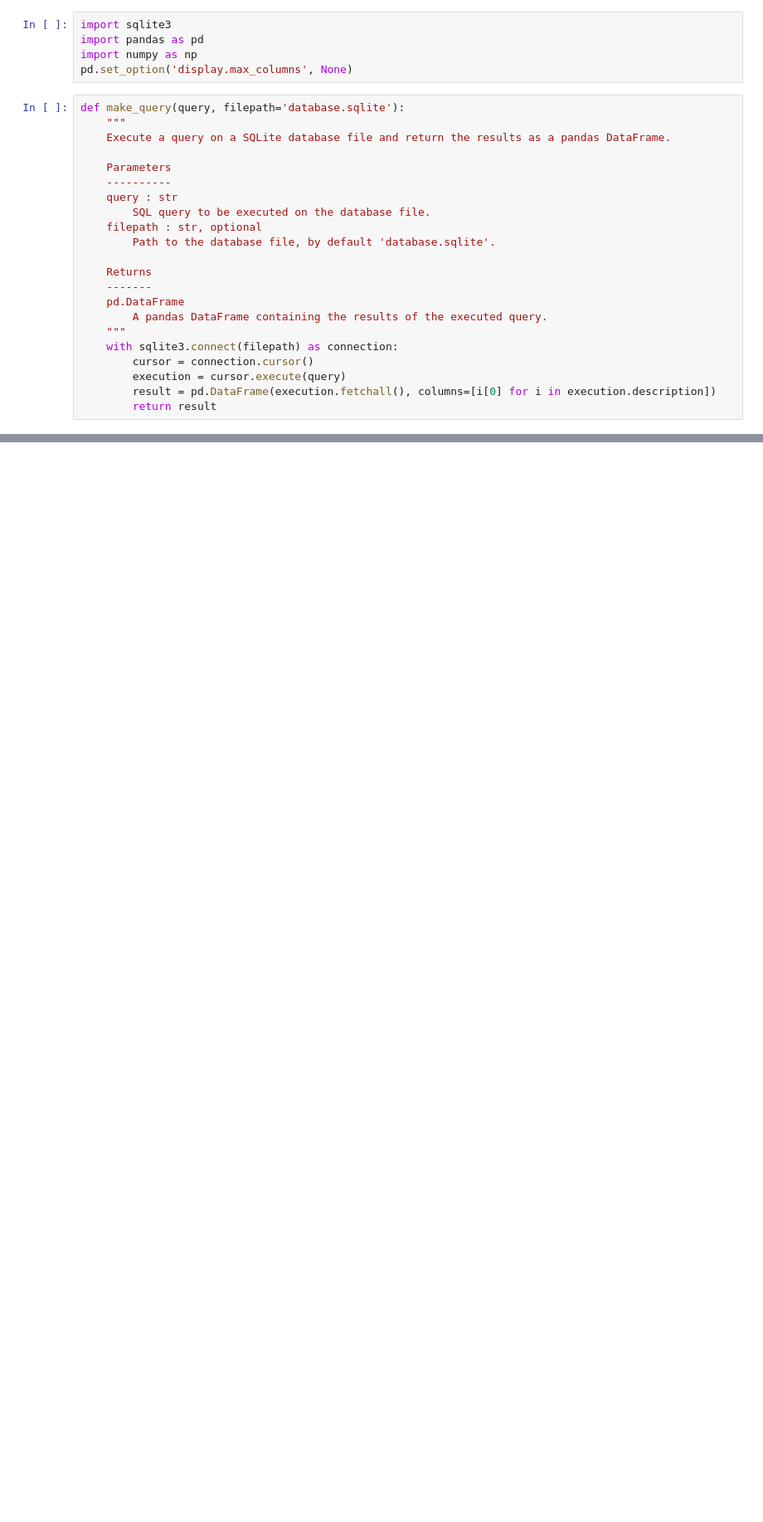
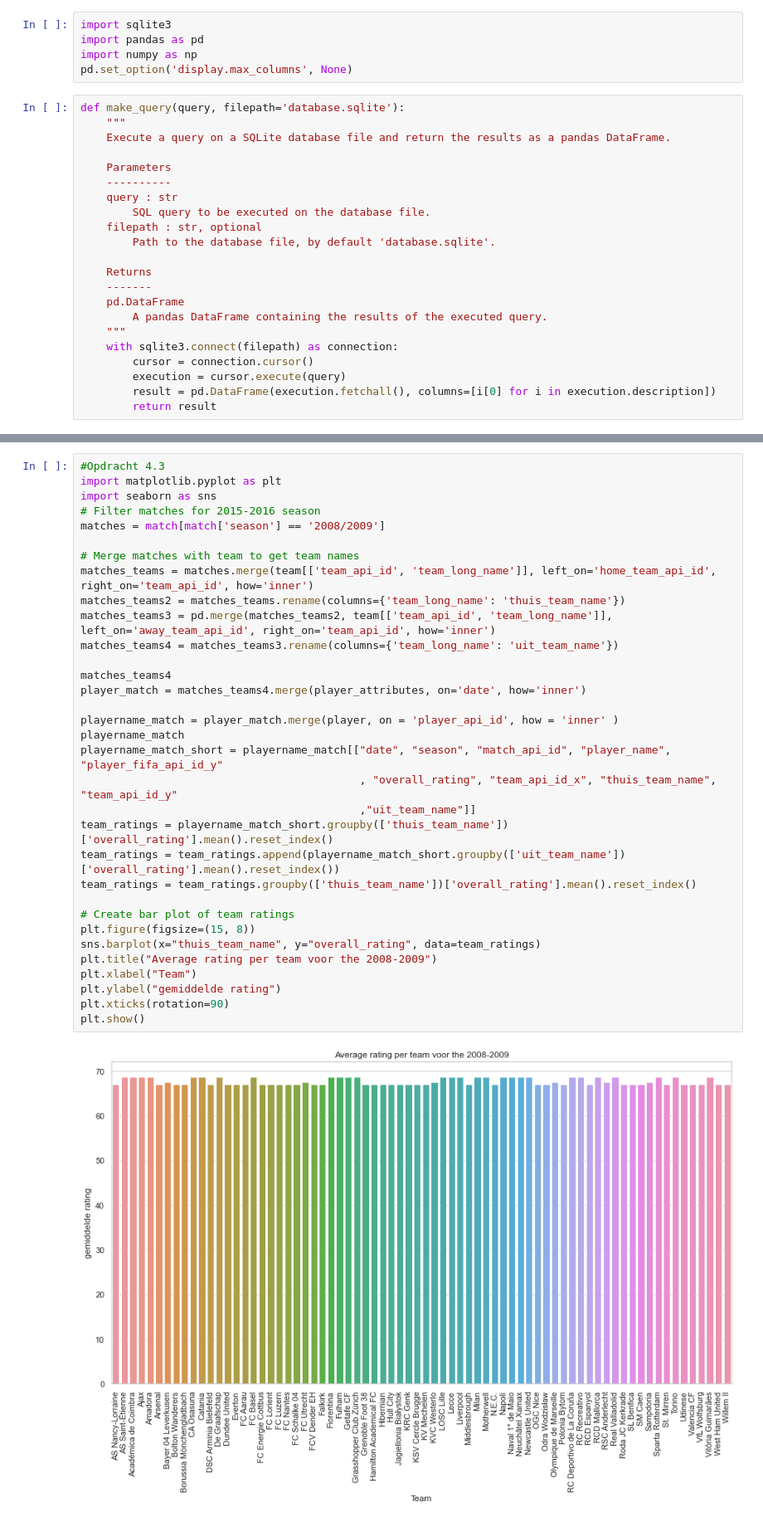
Before and after one commit to NimaGhafar/Datafrituurpan, a Jupyter notebook: Sprint_4_1_python.ipynb, the cells around one changed output, grey strips where cells are left out. Shown at 83% size. Cells and saved outputs as stored; diff of their text form; blank space fills up the shorter version.

Commit message:
opdracht 4.2 en 4.3, graag naar 4.3 kijken

```diff
--- a/Sprint_4_1_python.ipynb
+++ b/Sprint_4_1_python.ipynb
@@ -98,0 +235,35 @@ average_rating
+# %%
+#Opdracht 4.3
+import matplotlib.pyplot as plt
+import seaborn as sns
+# Filter matches for 2015-2016 season
+matches = match[match['season'] == '2008/2009']
+
+# Merge matches with team to get team names
+matches_teams = matches.merge(team[['team_api_id', 'team_long_name']], left_on='home_team_api_id', right_on='team_api_id', how='inner')
+matches_teams2 = matches_teams.rename(columns={'team_long_name': 'thuis_team_name'})
+matches_teams3 = pd.merge(matches_teams2, team[['team_api_id', 'team_long_name']], left_on='away_team_api_id', right_on='team_api_id', how='inner')
+matches_teams4 = matches_teams3.rename(columns={'team_long_name': 'uit_team_name'})
+
+matches_teams4
+player_match = matches_teams4.merge(player_attributes, on='date', how='inner')
+
+playername_match = player_match.merge(player, on = 'player_api_id', how = 'inner' )
+playername_match
+playername_match_short = playername_match[["date", "season", "match_api_id", "player_name", "player_fifa_api_id_y"
+                                           , "overall_rating", "team_api_id_x", "thuis_team_name", "team_api_id_y"
+                                           ,"uit_team_name"]]
+team_ratings = playername_match_short.groupby(['thuis_team_name'])['overall_rating'].mean().reset_index()
+team_ratings = team_ratings.append(playername_match_short.groupby(['uit_team_name'])['overall_rating'].mean().reset_index())
+team_ratings = team_ratings.groupby(['thuis_team_name'])['overall_rating'].mean().reset_index()
+
+# Create bar plot of team ratings
+plt.figure(figsize=(15, 8))
+sns.barplot(x="thuis_team_name", y="overall_rating", data=team_ratings)
+plt.title("Average rating per team voor the 2008-2009")
+plt.xlabel("Team")
+plt.ylabel("gemiddelde rating")
+plt.xticks(rotation=90)
+plt.show()
+# %% [output]
+[figure, added]
```
Also changed, not shown: parts of 6 cells of this notebook.
